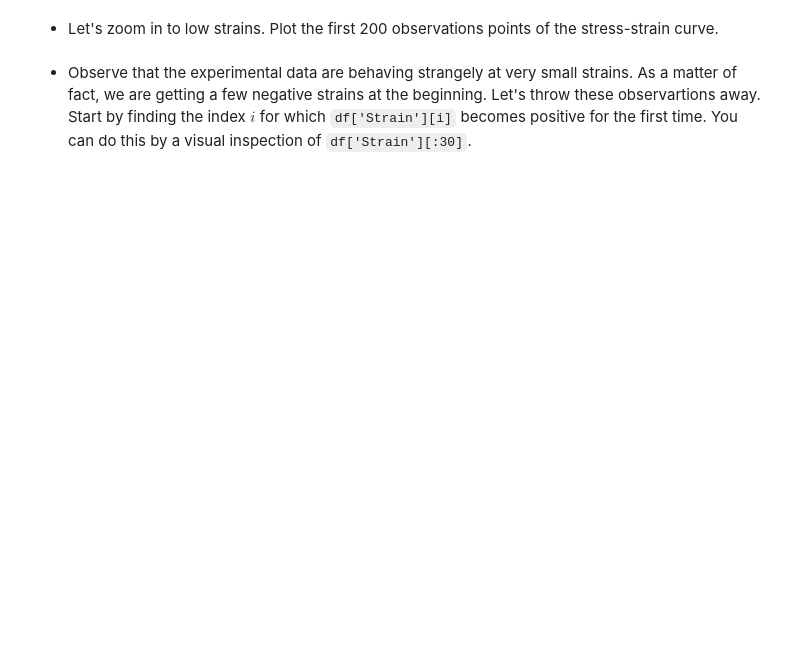
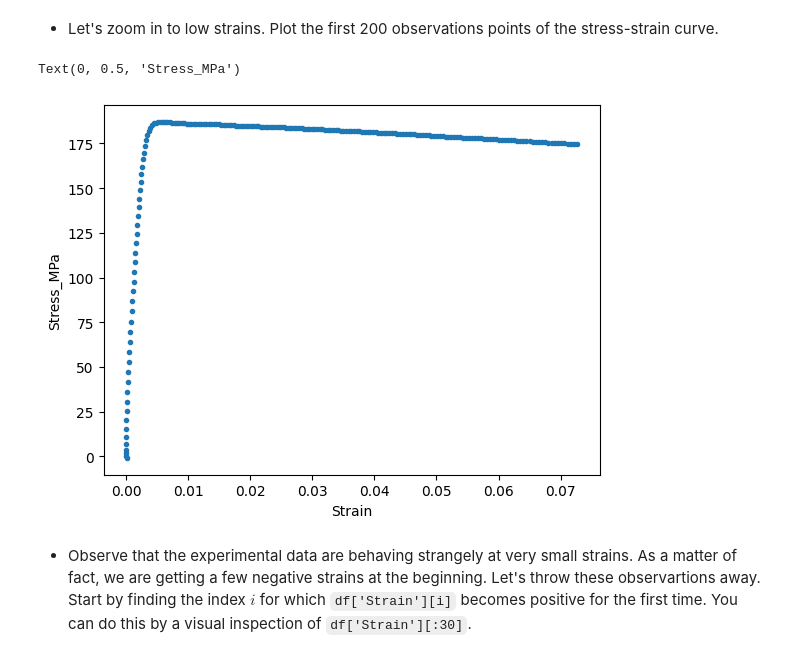
Before and after one commit to skrocket/ME239, a Jupyter notebook: lecture05/homework_05.ipynb, the cells around one changed output. Drawn from its saved outputs; the diff is of its cells as text; code cells hidden in the pictures; blank space fills up the shorter version.

```diff
--- a/lecture05/homework_05.ipynb
+++ b/lecture05/homework_05.ipynb
@@ -114,7 +151,12 @@ print('The file I picked is: ', filename)
 # %% [markdown]
 + Let's zoom in to low strains. Plot the first 200 observations points of the stress-strain curve.
 # %%
-# your code here
+plt.plot(df['Strain'][:200],df['Stress_MPa'][:200], '.')
+plt.xlabel('Strain')
+plt.ylabel('Stress_MPa')
+# %% [output]
+Text(0, 0.5, 'Stress_MPa')
+[figure, added]
 # %% [markdown]
 + Observe that the experimental data are behaving strangely at very small strains. As a matter of fact, we are getting a few negative strains at the beginning.
 Let's throw these observartions away. Start by finding the index $i$ for which `df['Strain'][i]` becomes positive for the first time. You can do this by a visual inspection of `df['Strain'][:30]`.
```
Also changed, not shown: parts of 18 cells of this notebook.
